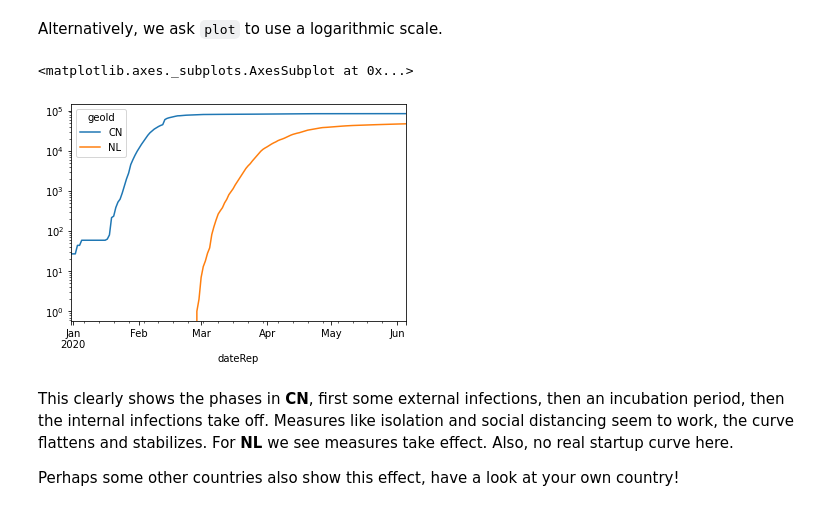
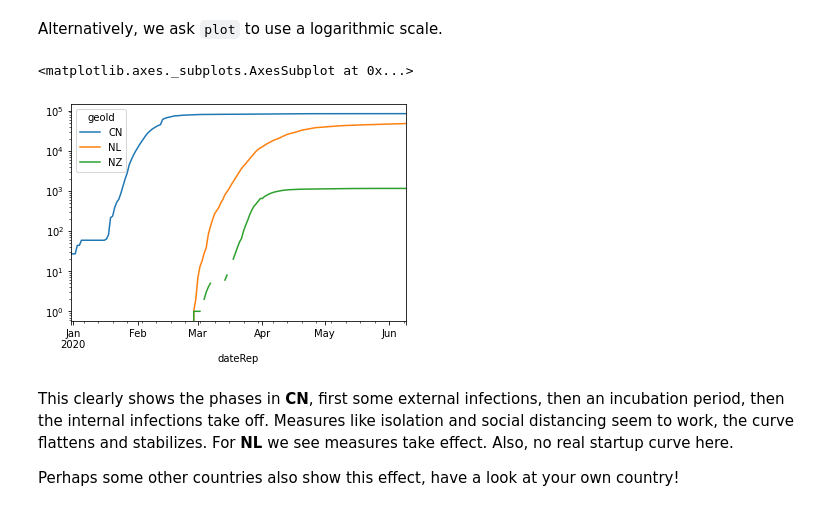
Before and after one commit to R3dje/COVID19, a Jupyter notebook: EUCDC.ipynb, the cells around one changed output. Saved outputs shown, nothing was run; the diff lists cells and outputs as text; code cells hidden in the pictures.

```diff
--- a/EUCDC.ipynb
+++ b/EUCDC.ipynb
@@ -173,10 +173,10 @@ np.log10(df_geo['cases'][['CN', 'NL']].cumsum()).plot()
 # %% [markdown]
 Alternatively, we ask `plot` to use a logarithmic scale.
 # %%
-df_geo['cases'][['CN', 'NL']].cumsum().plot(logy=True)
+df_geo['cases'][['CN', 'NL', 'NZ']].cumsum().plot(logy=True)
 # %% [output]
 <matplotlib.axes._subplots.AxesSubplot at 0x...>
-[figure, old version]
+[figure, new version]
 # %% [markdown]
 This clearly shows the phases in __CN__, first some external infections, then an incubation period, then the internal infections take off. Measures like isolation and social distancing seem to work, the curve flattens and stabilizes. For __NL__ we see measures take effect. Also, no real startup curve here.
 
```
Also changed, not shown: parts of 27 cells of this notebook, 7 other files.
